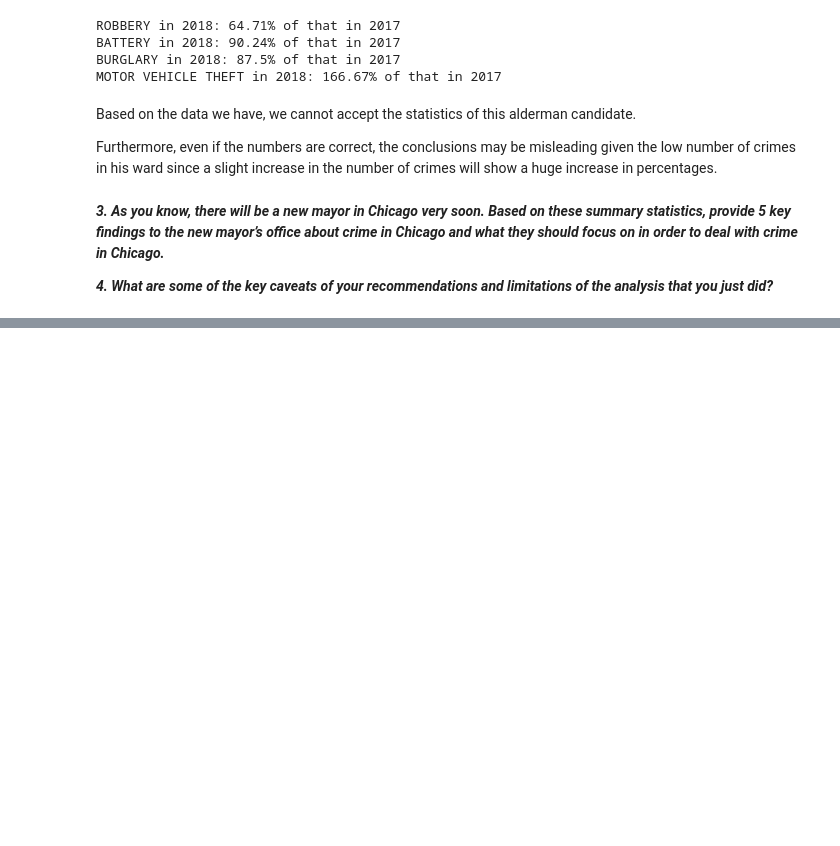
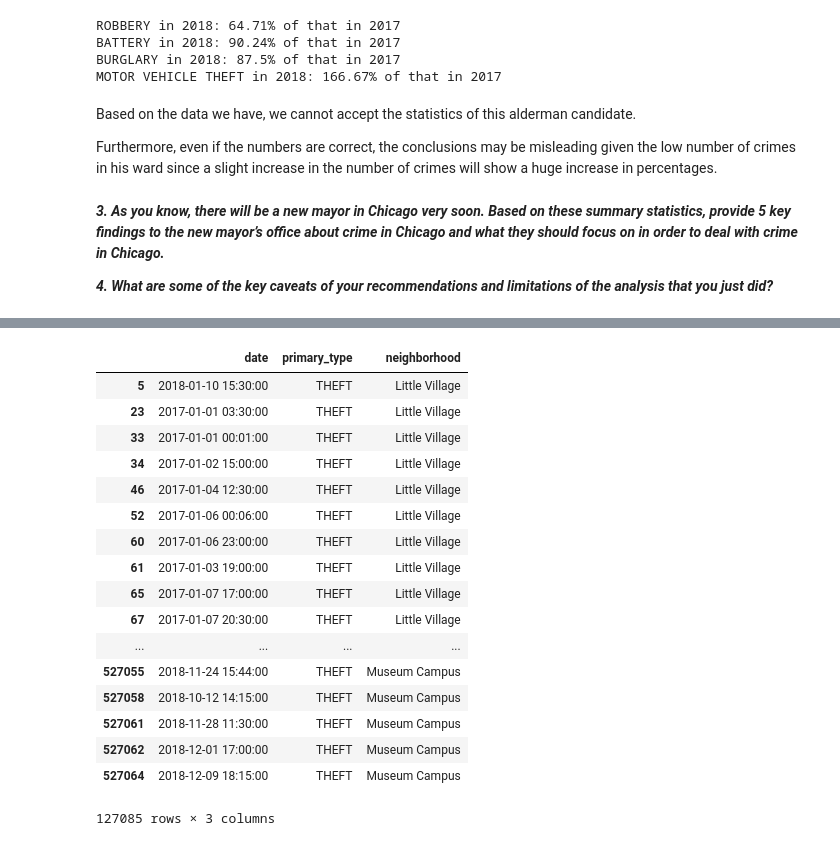
Before and after one commit to capp-machine-learning/chicago-crime-analysis, a Jupyter notebook: Data_Augmentation_APIs.ipynb, the cells around one changed output, grey strips where cells are left out. Drawn from its saved outputs; the diff is of its cells as text; code cells hidden in the pictures; blank space fills up the shorter version.

```diff
--- a/Data_Augmentation_APIs.ipynb
+++ b/Data_Augmentation_APIs.ipynb
@@ -537,0 +614,15 @@ __*4. What are some of the key caveats of your recommendations and limitations o
+# %%
+def get_gdf_from_geojson(url):
+
+    r = requests.get(url)
+    data = r.json()
+    data_gdf = gpd.GeoDataFrame.from_features(data['features'])
+
+    return data_gdf
+# %%
+neighbor_url = "https://data.cityofchicago.org/api/geospatial/bbvz-uum9?method=export&format=GeoJSON"
+
+neighbor_gdf = get_gdf_from_geojson(neighbor_url)
+neighbor_gdf = neighbor_gdf[["pri_neigh", "geometry"]]
+neighbor_gdf = neighbor_gdf.rename(columns={"pri_neigh": "neighborhood"})
+neighbor_gdf.crs = {"init":"epsg:4326"}
@@ -537,0 +638,25 @@ __*4. What are some of the key caveats of your recommendations and limitations o
+# %%
+crime_neighbor_df = gpd.sjoin(crime_gdf, neighbor_gdf, op="within")
+# %%
+# Simple Data Preprocessing
+crime_neighbor_df = crime_neighbor_df.reset_index()[["date", "primary_type", "neighborhood"]]
+crime_neighbor_df[crime_neighbor_df["primary_type"] == "THEFT"]
+# %% [output]
+|  | date | primary_type | neighborhood |
+| 5 | 2018-01-10 15:30:00 | THEFT | Little Village |
+| 23 | 2017-01-01 03:30:00 | THEFT | Little Village |
+| 33 | 2017-01-01 00:01:00 | THEFT | Little Village |
+| 34 | 2017-01-02 15:00:00 | THEFT | Little Village |
+| 46 | 2017-01-04 12:30:00 | THEFT | Little Village |
+| 52 | 2017-01-06 00:06:00 | THEFT | Little Village |
+| 60 | 2017-01-06 23:00:00 | THEFT | Little Village |
+| 61 | 2017-01-03 19:00:00 | THEFT | Little Village |
+| 65 | 2017-01-07 17:00:00 | THEFT | Little Village |
+| 67 | 2017-01-07 20:30:00 | THEFT | Little Village |
+| ... | ... | ... | ... |
+| 527055 | 2018-11-24 15:44:00 | THEFT | Museum Campus |
+| 527058 | 2018-10-12 14:15:00 | THEFT | Museum Campus |
+| 527061 | 2018-11-28 11:30:00 | THEFT | Museum Campus |
+| 527062 | 2018-12-01 17:00:00 | THEFT | Museum Campus |
+| 527064 | 2018-12-09 18:15:00 | THEFT | Museum Campus |
+127085 rows × 3 columns
```
Also changed, not shown: parts of 14 cells of this notebook.
